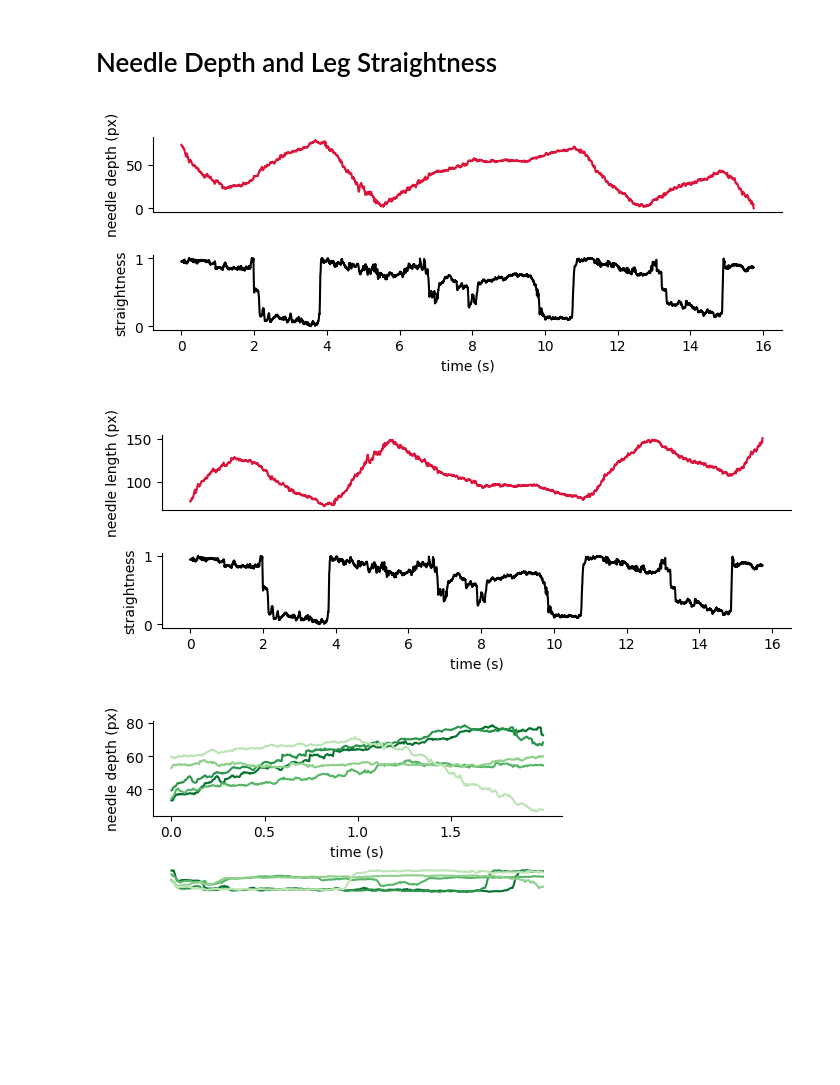
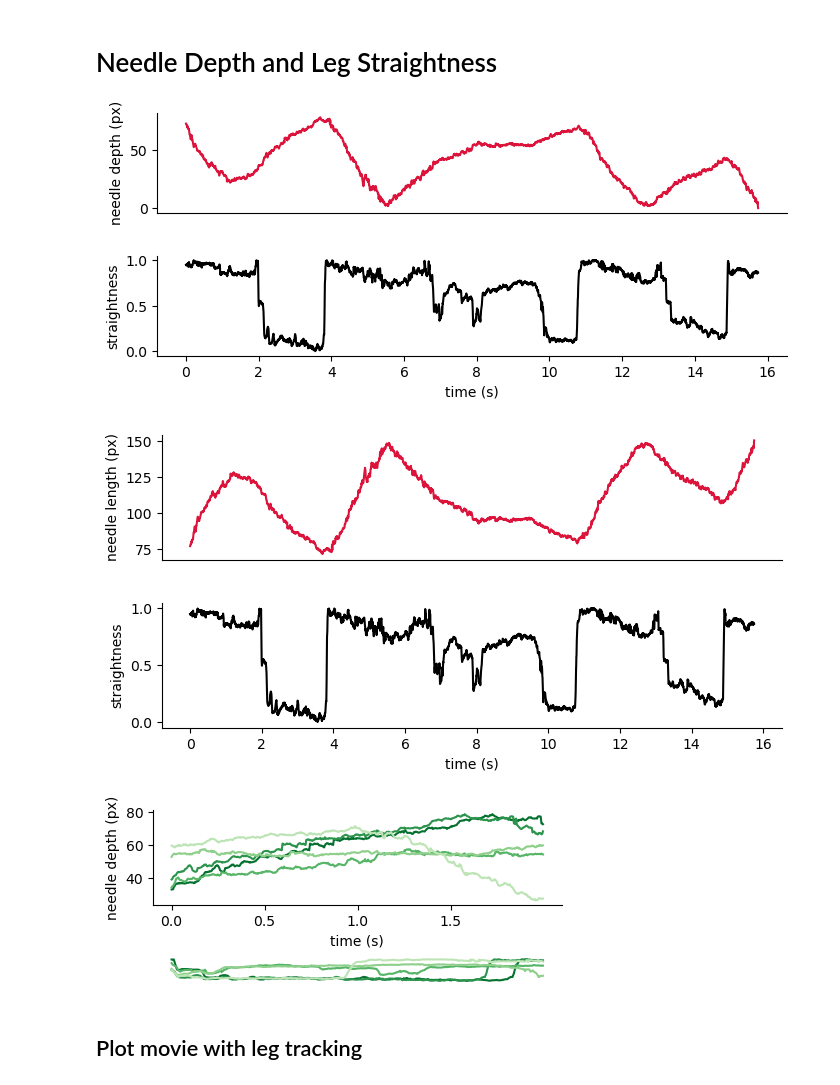
Before and after one commit to shivChitinous/bite-tracks, a Jupyter notebook: biteAnalysis.ipynb, the cells around one changed output. Saved outputs shown, nothing was run; the diff lists cells and outputs as text; code cells hidden in the pictures; blank space fills up the shorter version.

```diff
--- a/biteAnalysis.ipynb
+++ b/biteAnalysis.ipynb
@@ -13,10 +13,11 @@ import bites as bt
 # %%
 plt.rcParams['pdf.fonttype'] = 42
 # %%
-vid_folder = "/Users/loaner/Documents/GitHub/bite-tracks/sample_bite/"
-plot_folder = "/Users/loaner/Documents/GitHub/bite-tracks/plots/"
+vid_folder = r"/Users/chitniss/Documents/GitHub/bite-tracks/sample_bite/"
+plot_folder = r"/Users/chitniss/Documents/GitHub/bite-tracks/plots/"
+filename = "Adrill_C001H001S0048DLC_resnet50_skitJul21shuffle1_4800.csv"
 # %%
-legDf = pd.read_csv(vid_folder+"Adrill_C001H001S0048DLC_resnet50_skitJul21shuffle1_4800.csv",header=[1,2],index_col=0)
+legDf = pd.read_csv(vid_folder+filename,header=[1,2],index_col=0)
 # %% [markdown]
 Specify camera fps
 # %%
@@ -184,20 +185,20 @@ plt.savefig(plot_folder+"tarsal_joint_angle_dist.pdf",bbox_inches = "tight");
 # %% [markdown]
 # Needle Depth and Leg Straightness
 # %%
-fig,ax = plt.subplots(2,1,figsize = (7,2.5))
+fig,ax = plt.subplots(2,1,figsize = (7,3))
 plt.tight_layout(pad=1)
 ax[0].plot(time,bt.insert_length(derDf),'crimson')
 ax[1].plot(time,bt.straightness(derDf),'black')
 ax[0].set_ylabel("needle depth (px)");
 ax[1].set_ylabel("straightness");
 ax[1].set_xlabel("time (s)");
 ax[0].axes.get_xaxis().set_visible(False)
 sns.despine();
 plt.savefig(plot_folder+"needle_depth_leg_straightness.pdf",bbox_inches = "tight");
 # %% [output]
-[figure, old version]
+[figure, new version]
 # %%
-fig,ax = plt.subplots(2,1,figsize = (7,2.5))
+fig,ax = plt.subplots(2,1,figsize = (7,3.5))
 plt.tight_layout(pad=1)
 ax[0].plot(time,bt.needle_length(derDf),'crimson')
 ax[1].plot(time,bt.straightness(derDf),'black')
@@ -208,7 +209,7 @@ ax[0].axes.get_xaxis().set_visible(False)
 sns.despine();
 plt.savefig(plot_folder+"needle_length_leg_straightness.pdf",bbox_inches = "tight");
 # %% [output]
-[figure, old version]
+[figure, new version]
 # %%
 time_lim = 2 #sec
 win_lim = int(time_lim*n/T)
@@ -227,4 +228,6 @@ ax[0].set_xlabel("time (s)");
 plt.savefig(plot_folder+"straightness_triggered_needle_movement_"+mode+".pdf",bbox_inches = "tight");
 sns.set_palette('tab10');
 # %% [output]
-[figure, old version]
+[figure, new version]
+# %% [markdown]
+## Plot movie with leg tracking
```
Also changed, not shown: parts of 7 cells of this notebook, 14 other files.
